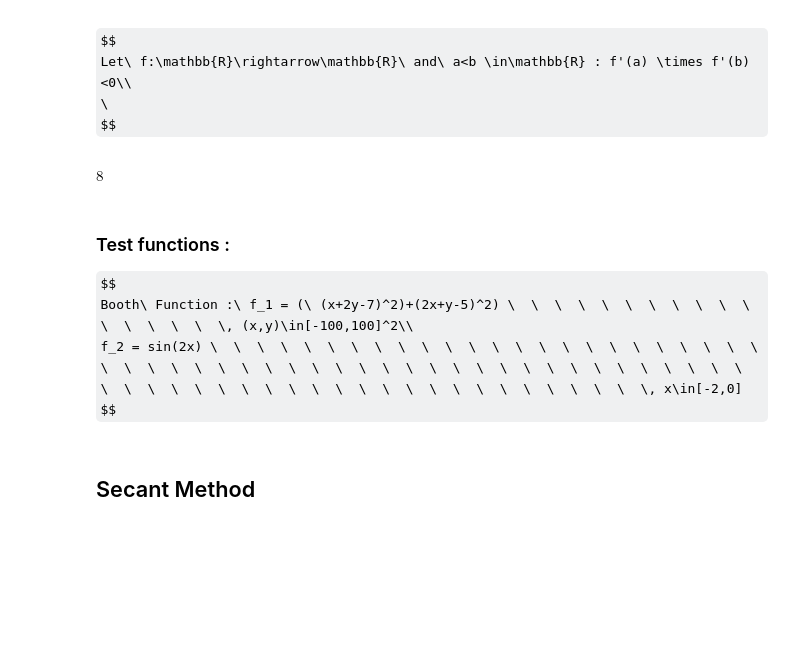
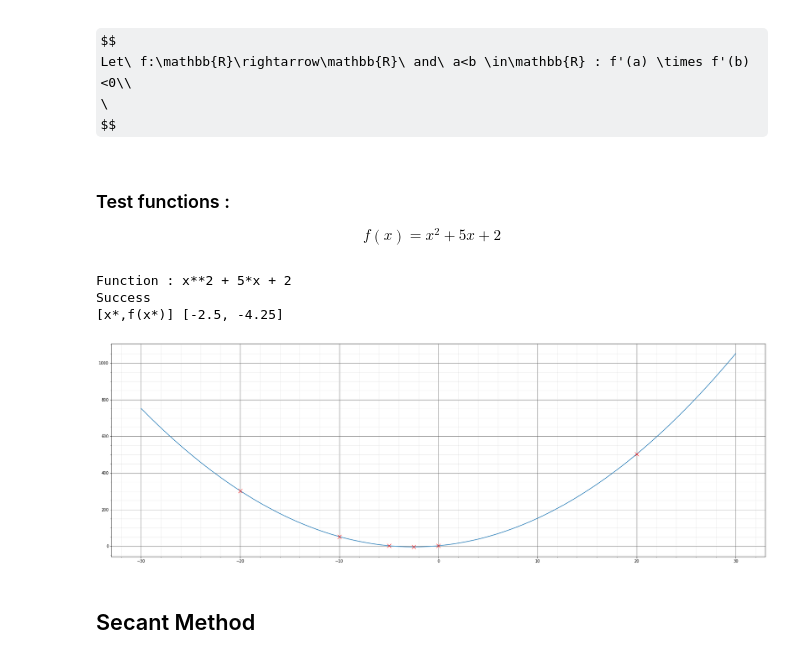
Before and after one commit to Taylor-X01/Optimization-Algorithm, a Jupyter notebook: Line_search.ipynb, the cells around one changed output. Drawn from its saved outputs; the diff is of its cells as text; code cells hidden in the pictures; some formulas as TeX source; blank space fills up the shorter version.

```diff
--- a/Line_search.ipynb
+++ b/Line_search.ipynb
@@ -107,13 +60,0 @@ def bissection_3d(fct,x1,y1,x2,y2,err=0.05):
-# %%
-expr = ( (x+2*y-7)**2 )+( (2*x+y-5)**2 )
-f = lambdify([x,y],expr)
-expr_prime = expr.diff(x,y)
-expr_prime
-# %% [output]
-$\displaystyle 8$
-# %% [markdown]
-### Test functions :
-$$
-Booth\ Function :\ f_1 = (\ (x+2y-7)^2)+(2x+y-5)^2) \  \  \  \  \  \  \  \  \  \  \  \  \  \  \  \  \, (x,y)\in[-100,100]^2\\
-f_2 = sin(2x) \  \  \  \  \  \  \  \  \  \  \  \  \  \  \  \  \  \  \  \  \  \  \  \  \  \  \  \  \  \  \  \  \  \  \  \  \  \  \  \  \  \  \  \  \  \  \  \  \  \  \  \  \  \  \  \  \  \  \  \  \  \  \  \  \  \  \  \  \  \  \  \  \  \  \  \, x\in[-2,0]
-$$
@@ -143,3 +61,20 @@ plt.show()
+# %% [markdown]
+### Test functions :
+$$
+f(x)=x^2+5x+2
+$$
+# %%
+
+f1 = (x**2+5*x+2)
+
+results = bissection(f1,-20,20,0.02)
+print("[x*,f(x*)]",[results[0][-1],results[1][-1]])
+plot(f1,-30,30,results[0],results[1])
+# %% [output]
+Function : x**2 + 5*x + 2
+Success
+[x*,f(x*)] [-2.5, -4.25]
+[figure, added]
 # %% [markdown]
 ## Secant Method
 # %% [markdown]
```
Also changed, not shown: parts of 3 cells of this notebook.
